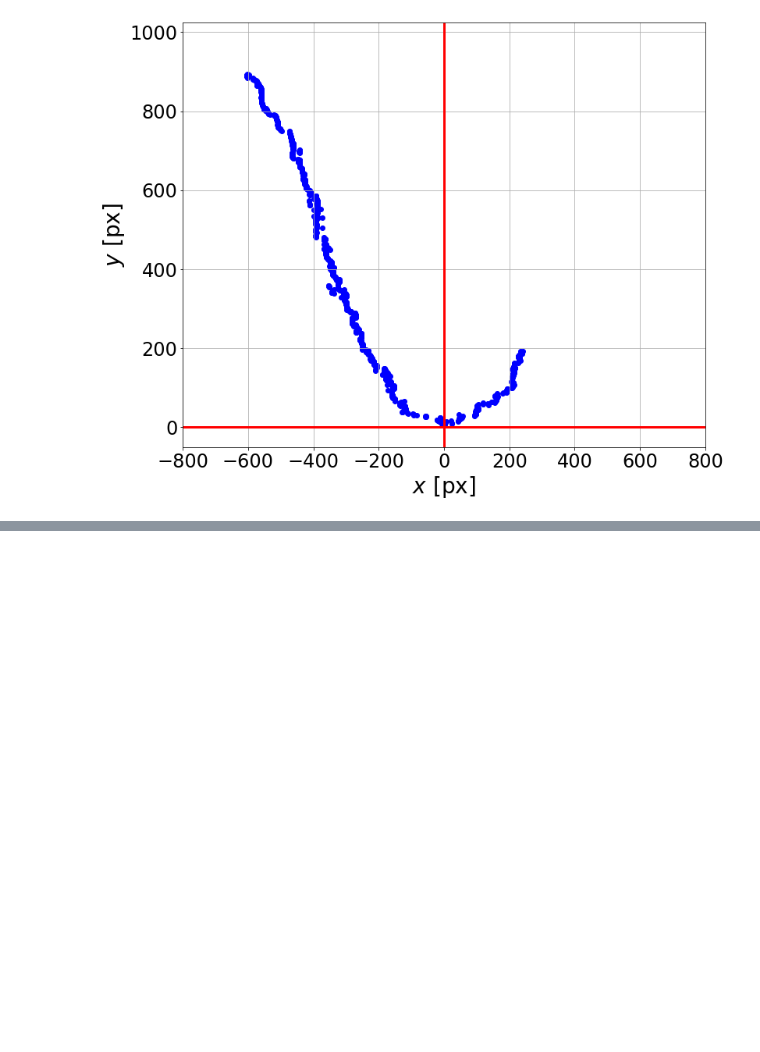
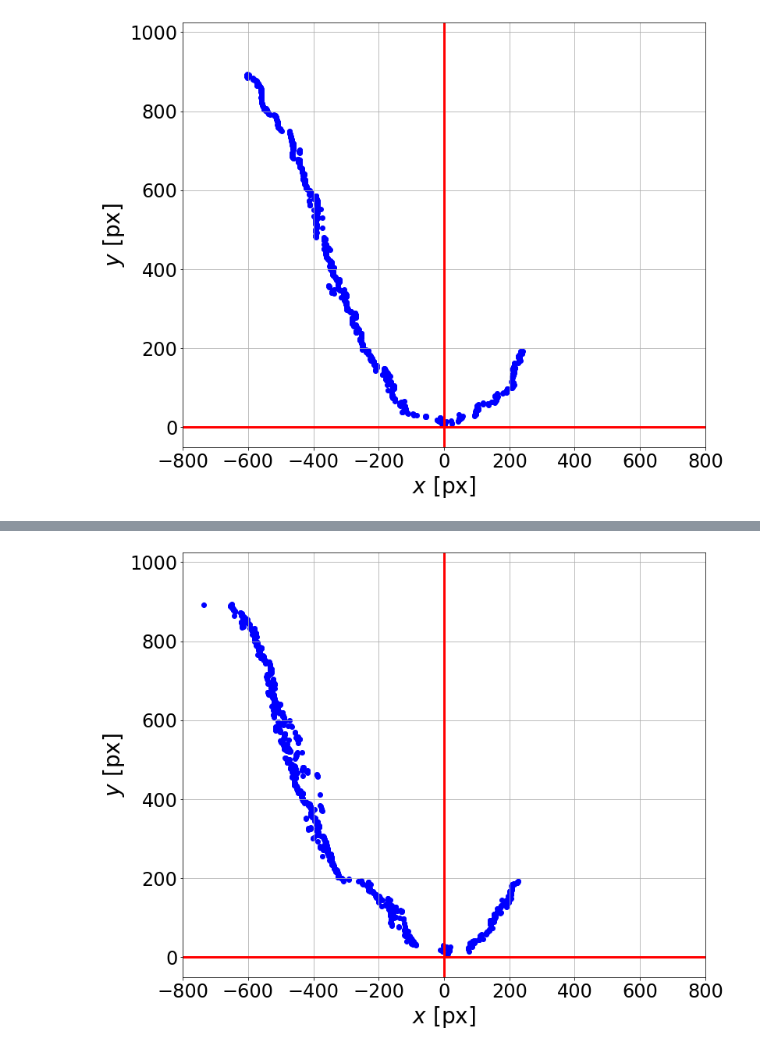
Before and after one commit to wakky927/parabola, a Jupyter notebook: notebooks/shifter.ipynb, the cells around one changed output, grey strips where cells are left out. Cells and saved outputs as stored; diff of their text form; code cells hidden in the pictures; blank space fills up the shorter version.

```diff
--- a/notebooks/shifter.ipynb
+++ b/notebooks/shifter.ipynb
@@ -264,0 +313,4 @@ graph1(A, B, -890, -130)
+# %%
+graph1(A, B, -880, -130)
+# %% [output]
+[figure, added]
```
Also changed, not shown: parts of 56 cells of this notebook, 2 other files.
